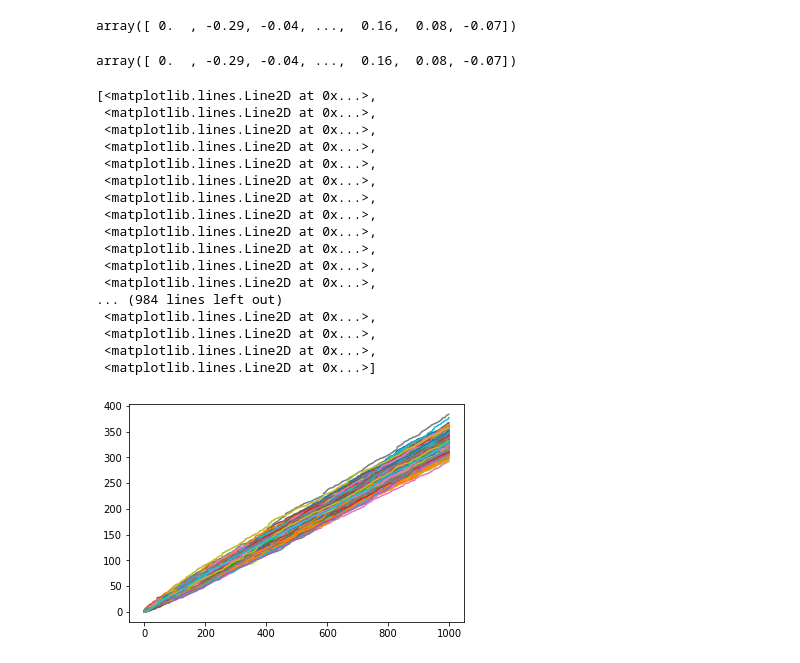
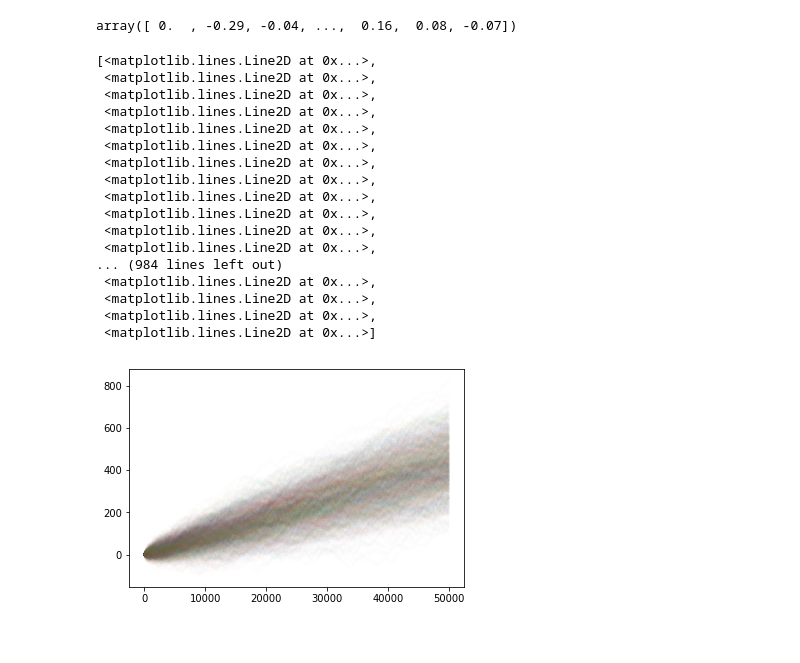
Before and after one commit to longtailfinancial/AlphaEngine, a Jupyter notebook: stu_scratch/Formalize.ipynb, the cells around one changed output. Drawn from its saved outputs; the diff is of its cells as text; code cells hidden in the pictures.

```diff
--- a/stu_scratch/Formalize.ipynb
+++ b/stu_scratch/Formalize.ipynb
@@ -59,4 +62,4 @@ class FileInstrument:
     def __repr__(self):
         return self.data.__repr__()
 # %%
-luv = FileInstrument('../../Developer/Data/prices/NYSE/LUV.csv')
+luv = FileInstrument('../../../Developer/Data/prices/NYSE/LUV.csv')
@@ -99,36 +71,31 @@ luv.attach_feature(d, 'back_returns')
 luv['back_returns']
 # %% [output]
 array([ 0.  , -0.29, -0.04, ...,  0.16,  0.08, -0.07])
-# %%
-d
-# %% [output]
-array([ 0.  , -0.29, -0.04, ...,  0.16,  0.08, -0.07])
 # %%
 def run_monte_single(asset, idx, samples=1000, simulations=1000):
-    returns = asset[:,-1][idx]
+    returns = asset['forward_returns'][idx]
     mcs = np.stack([np.cumsum(np.random.choice(returns, samples)) for i in range(simulations)])
     return mcs
 # %%
-mc = run_monte_single(luv, luv['back_returns'] > talib.EMA(luv['back_returns']))
+mc = run_monte_single(luv, luv['close'] > talib.EMA(luv['close'], timeperiod=100), samples=50000)
-# %%
-import matplotlib.pyplot as plt
-plt.plot(mc.T)
-# %% [output]
-[<matplotlib.lines.Line2D at 0x...>,
- <matplotlib.lines.Line2D at 0x...>,
- <matplotlib.lines.Line2D at 0x...>,
- <matplotlib.lines.Line2D at 0x...>,
- <matplotlib.lines.Line2D at 0x...>,
- <matplotlib.lines.Line2D at 0x...>,
- <matplotlib.lines.Line2D at 0x...>,
- <matplotlib.lines.Line2D at 0x...>,
- <matplotlib.lines.Line2D at 0x...>,
- <matplotlib.lines.Line2D at 0x...>,
- <matplotlib.lines.Line2D at 0x...>,
- <matplotlib.lines.Line2D at 0x...>,
-... (984 lines left out)
- <matplotlib.lines.Line2D at 0x...>,
- <matplotlib.lines.Line2D at 0x...>,
- <matplotlib.lines.Line2D at 0x...>,
- <matplotlib.lines.Line2D at 0x...>]
-[figure, removed]
+# %%
+plt.plot(mc.T, alpha=0.01)
+# %% [output]
+[<matplotlib.lines.Line2D at 0x...>,
+ <matplotlib.lines.Line2D at 0x...>,
+ <matplotlib.lines.Line2D at 0x...>,
+ <matplotlib.lines.Line2D at 0x...>,
+ <matplotlib.lines.Line2D at 0x...>,
+ <matplotlib.lines.Line2D at 0x...>,
+ <matplotlib.lines.Line2D at 0x...>,
+ <matplotlib.lines.Line2D at 0x...>,
+ <matplotlib.lines.Line2D at 0x...>,
+ <matplotlib.lines.Line2D at 0x...>,
+ <matplotlib.lines.Line2D at 0x...>,
+ <matplotlib.lines.Line2D at 0x...>,
+... (984 lines left out)
+ <matplotlib.lines.Line2D at 0x...>,
+ <matplotlib.lines.Line2D at 0x...>,
+ <matplotlib.lines.Line2D at 0x...>,
+ <matplotlib.lines.Line2D at 0x...>]
+[figure, added]
```
Also changed, not shown: parts of 29 cells of this notebook, 2 other files.
